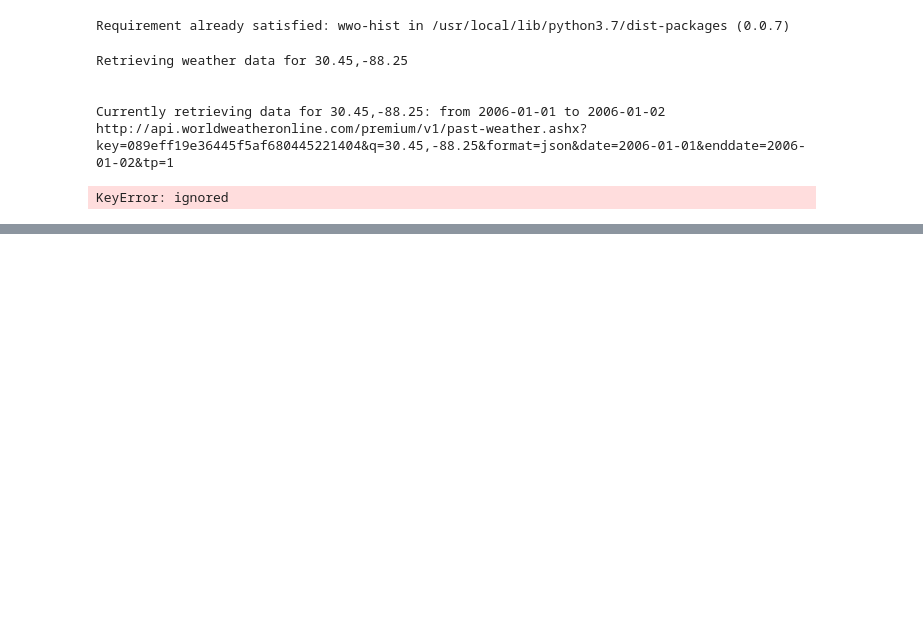
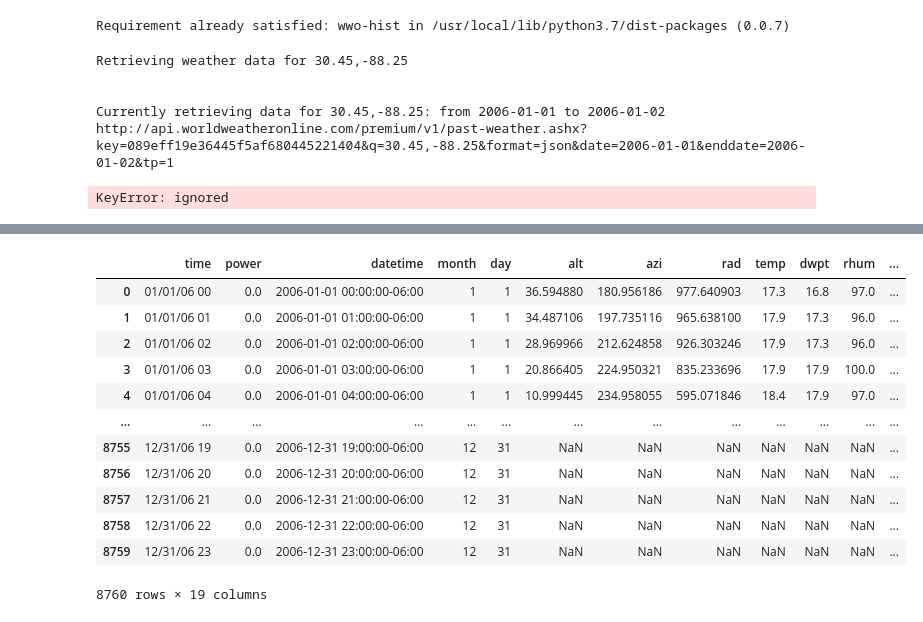
Before and after one commit to Yyyyyjkim/Time_series, a Jupyter notebook: 01_preprocessing/02_x_info.ipynb, the cells around one changed output, grey strips where cells are left out. Saved outputs shown, nothing was run; the diff lists cells and outputs as text; code cells hidden in the pictures; blank space fills up the shorter version.

```diff
--- a/01_preprocessing/02_x_info.ipynb
+++ b/01_preprocessing/02_x_info.ipynb
@@ -125,0 +131,27 @@ KeyError: ignored
+# %%
+with open('data/pv.pickle', 'rb') as f:
+    pv = pickle.load(f)
+# %%
+x_columns = list(pv.columns[5:])
+# %%
+pv_temp = pv.loc[12:,x_columns].reset_index(drop=True)
+pv_temp2 = pd.DataFrame(index=range(12), columns=x_columns)
+pv_temp = pd.concat([pv_temp, pv_temp2], axis=0).reset_index(drop=True)
+# %%
+pv.loc[:, x_columns] = pv_temp
+# %%
+pv
+# %% [output]
+|  | time | power | datetime | month | day | alt | azi | rad | temp | dwpt | rhum | ... |
+| 0 | 01/01/06 00 | 0.0 | 2006-01-01 00:00:00-06:00 | 1 | 1 | 36.594880 | 180.956186 | 977.640903 | 17.3 | 16.8 | 97.0 | ... |
+| 1 | 01/01/06 01 | 0.0 | 2006-01-01 01:00:00-06:00 | 1 | 1 | 34.487106 | 197.735116 | 965.638100 | 17.9 | 17.3 | 96.0 | ... |
+| 2 | 01/01/06 02 | 0.0 | 2006-01-01 02:00:00-06:00 | 1 | 1 | 28.969966 | 212.624858 | 926.303246 | 17.9 | 17.3 | 96.0 | ... |
+| 3 | 01/01/06 03 | 0.0 | 2006-01-01 03:00:00-06:00 | 1 | 1 | 20.866405 | 224.950321 | 835.233696 | 17.9 | 17.9 | 100.0 | ... |
+| 4 | 01/01/06 04 | 0.0 | 2006-01-01 04:00:00-06:00 | 1 | 1 | 10.999445 | 234.958055 | 595.071846 | 18.4 | 17.9 | 97.0 | ... |
+| ... | ... | ... | ... | ... | ... | ... | ... | ... | ... | ... | ... | ... |
+| 8755 | 12/31/06 19 | 0.0 | 2006-12-31 19:00:00-06:00 | 12 | 31 | NaN | NaN | NaN | NaN | NaN | NaN | ... |
+| 8756 | 12/31/06 20 | 0.0 | 2006-12-31 20:00:00-06:00 | 12 | 31 | NaN | NaN | NaN | NaN | NaN | NaN | ... |
+| 8757 | 12/31/06 21 | 0.0 | 2006-12-31 21:00:00-06:00 | 12 | 31 | NaN | NaN | NaN | NaN | NaN | NaN | ... |
+| 8758 | 12/31/06 22 | 0.0 | 2006-12-31 22:00:00-06:00 | 12 | 31 | NaN | NaN | NaN | NaN | NaN | NaN | ... |
+| 8759 | 12/31/06 23 | 0.0 | 2006-12-31 23:00:00-06:00 | 12 | 31 | NaN | NaN | NaN | NaN | NaN | NaN | ... |
+8760 rows × 19 columns
```
Also changed, not shown: parts of 3 cells of this notebook.
